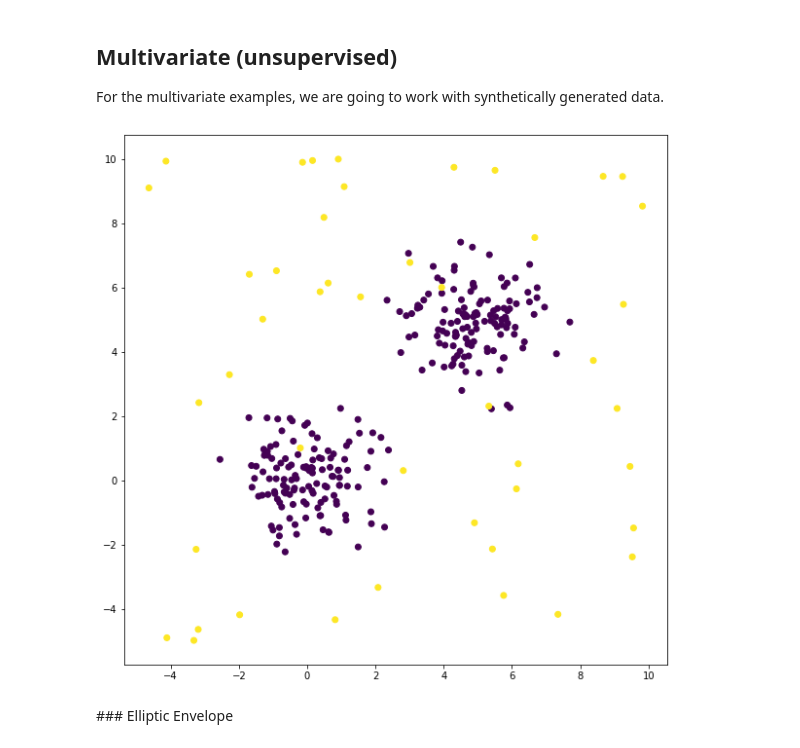
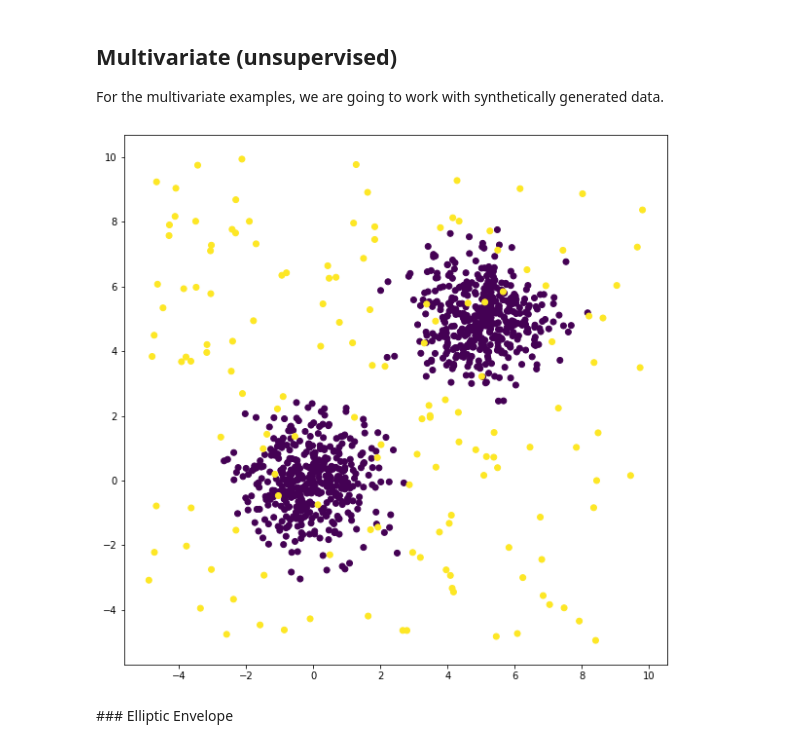
Before and after one commit to raulbenitez/OUTLIER_DETECTION, a Jupyter notebook: outlier_detection_methods.ipynb, the cells around one changed output. Cells and saved outputs as stored; diff of their text form; code cells hidden in the pictures.

```diff
--- a/outlier_detection_methods.ipynb
+++ b/outlier_detection_methods.ipynb
@@ -392,23 +556,23 @@ For the multivariate examples, we are going to work with synthetically generated
 # %%
 from sklearn.datasets import  make_blobs
 import numpy as np
 import matplotlib.pyplot as plt
 
-n_samples = 300
+n_samples = 1000
 outliers_fraction = 0.15
 n_outliers = int(outliers_fraction * n_samples)
 n_inliers = n_samples - n_outliers
 
 X_inliers,y = make_blobs(centers=[[0, 0], [5, 5]], cluster_std=1, n_samples=n_inliers, n_features=2,random_state=0)
 X_outliers = np.random.uniform(low=-5, high=10, size=(n_outliers, 2))
 X = np.r_[X_inliers, X_outliers]
 ground_truth = np.r_[np.zeros(n_inliers), np.ones(n_outliers)]
 
 fig = plt.figure(figsize=(10,10))
 plt.scatter(X[:, 0], X[:, 1], c=ground_truth)
 plt.show()
 # %% [output]
-[figure, old version]
+[figure, new version]
 # %% [markdown]
 ### Elliptic Envelope
 # %%
```
Also changed, not shown: parts of 39 cells of this notebook.
